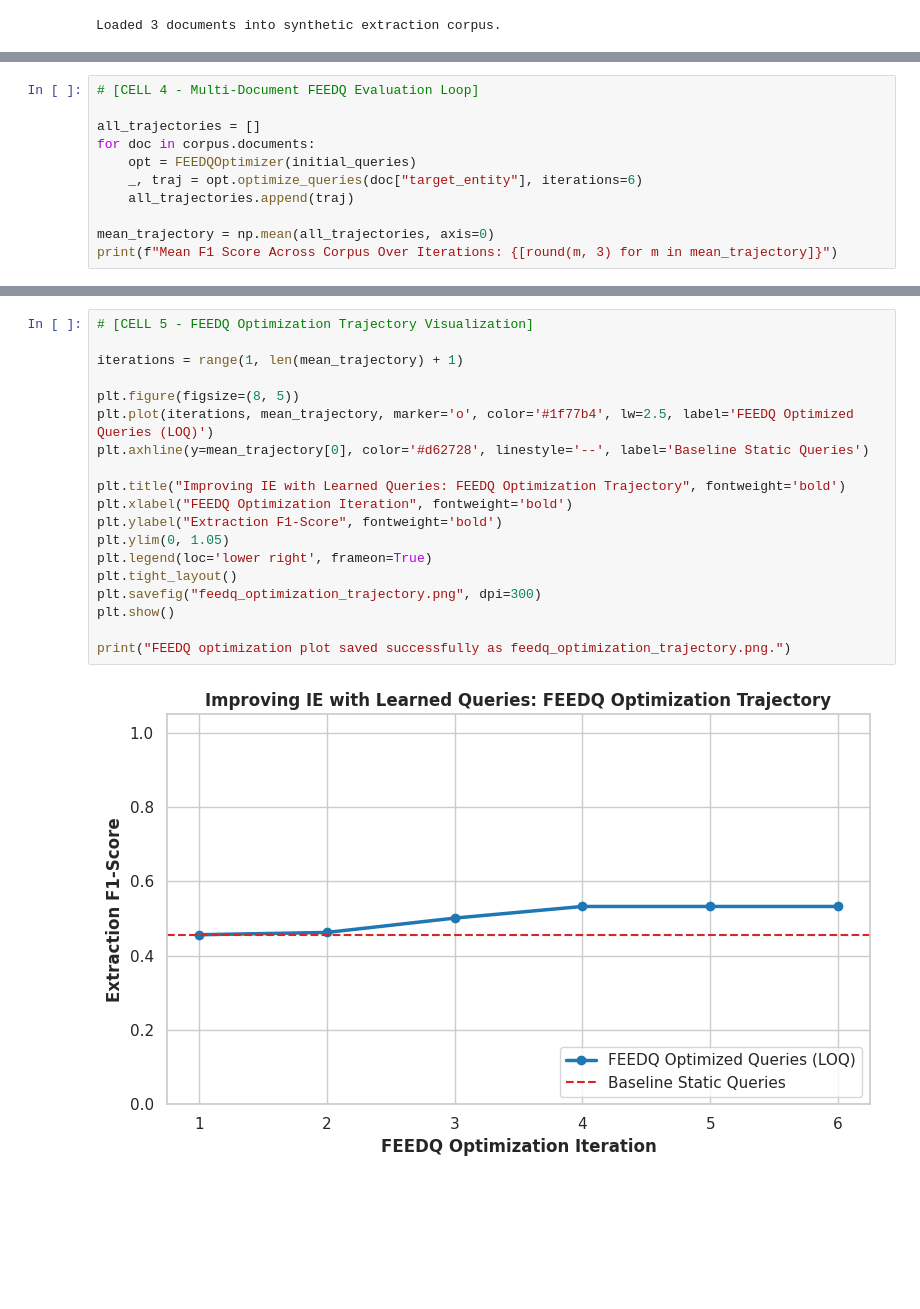
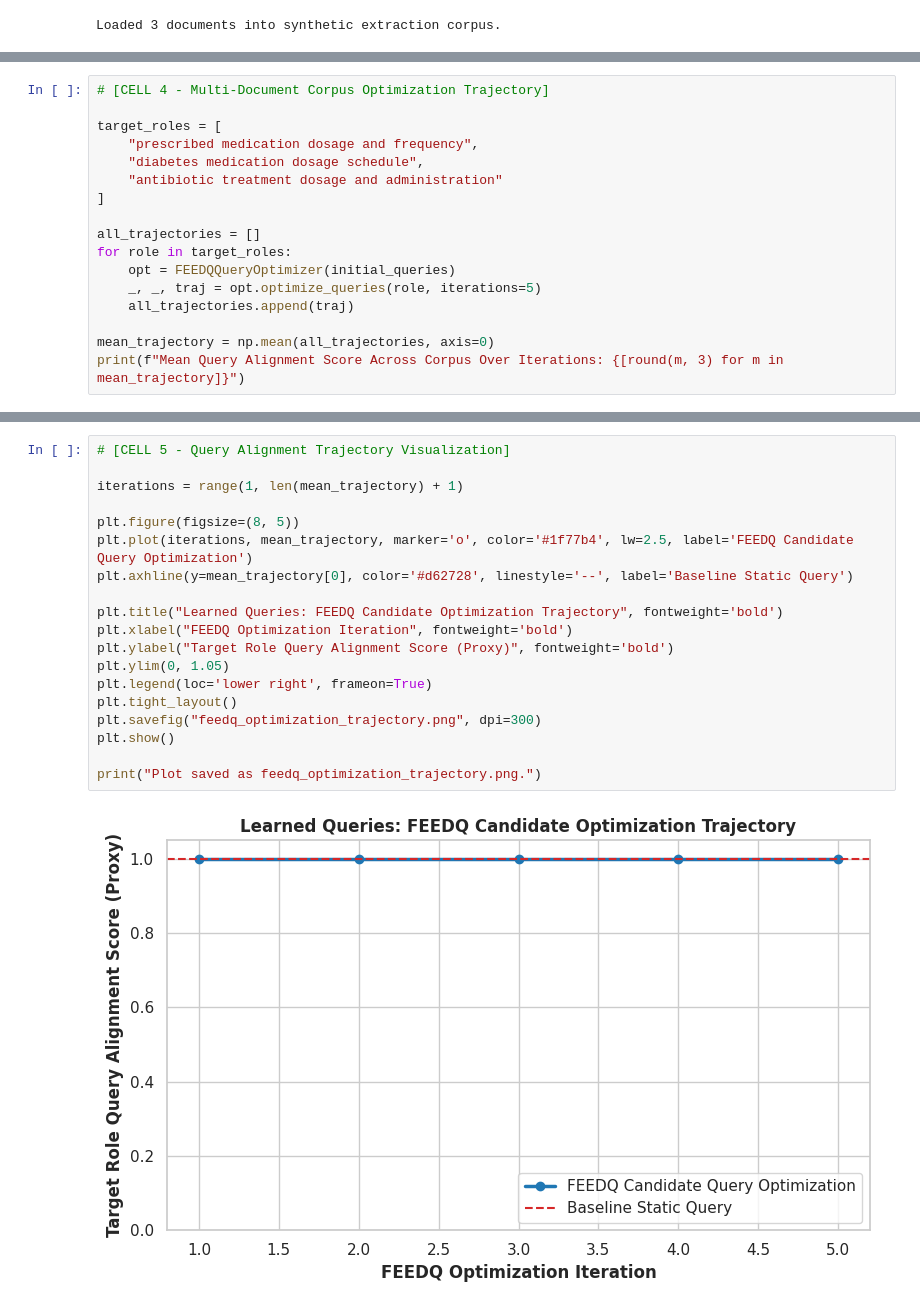
Before and after one commit to Dani2003/paper-implementations, a Jupyter notebook: learned_queries_feedq_extraction.ipynb, the cells around one changed output, grey strips where cells are left out. Saved outputs shown, nothing was run; the diff lists cells and outputs as text; blank space fills up the shorter version.

```diff
--- a/learned_queries_feedq_extraction.ipynb
+++ b/learned_queries_feedq_extraction.ipynb
@@ -117,12 +128,18 @@ F1 Trajectory: [0.332, 0.496, 0.496, 0.496, 0.496, 0.509]
 # %%
-# [CELL 4 - Multi-Document FEEDQ Evaluation Loop]
+# [CELL 4 - Multi-Document Corpus Optimization Trajectory]
+
+target_roles = [
+    "prescribed medication dosage and frequency",
+    "diabetes medication dosage schedule",
+    "antibiotic treatment dosage and administration"
+]
 
 all_trajectories = []
-for doc in corpus.documents:
-    opt = FEEDQOptimizer(initial_queries)
-    _, traj = opt.optimize_queries(doc["target_entity"], iterations=6)
+for role in target_roles:
+    opt = FEEDQQueryOptimizer(initial_queries)
+    _, _, traj = opt.optimize_queries(role, iterations=5)
     all_trajectories.append(traj)
 
 mean_trajectory = np.mean(all_trajectories, axis=0)
-print(f"Mean F1 Score Across Corpus Over Iterations: {[round(m, 3) for m in mean_trajectory]}")
+print(f"Mean Query Alignment Score Across Corpus Over Iterations: {[round(m, 3) for m in mean_trajectory]}")
 # %% [output]
@@ -130,21 +147,21 @@ Mean F1 Score Across Corpus Over Iterations: [np.float64(0.456), np.float64(0.46
 # %%
-# [CELL 5 - FEEDQ Optimization Trajectory Visualization]
+# [CELL 5 - Query Alignment Trajectory Visualization]
 
 iterations = range(1, len(mean_trajectory) + 1)
 
 plt.figure(figsize=(8, 5))
-plt.plot(iterations, mean_trajectory, marker='o', color='#1f77b4', lw=2.5, label='FEEDQ Optimized Queries (LOQ)')
-plt.axhline(y=mean_trajectory[0], color='#d62728', linestyle='--', label='Baseline Static Queries')
+plt.plot(iterations, mean_trajectory, marker='o', color='#1f77b4', lw=2.5, label='FEEDQ Candidate Query Optimization')
+plt.axhline(y=mean_trajectory[0], color='#d62728', linestyle='--', label='Baseline Static Query')
 
-plt.title("Improving IE with Learned Queries: FEEDQ Optimization Trajectory", fontweight='bold')
+plt.title("Learned Queries: FEEDQ Candidate Optimization Trajectory", fontweight='bold')
 plt.xlabel("FEEDQ Optimization Iteration", fontweight='bold')
-plt.ylabel("Extraction F1-Score", fontweight='bold')
+plt.ylabel("Target Role Query Alignment Score (Proxy)", fontweight='bold')
 plt.ylim(0, 1.05)
 plt.legend(loc='lower right', frameon=True)
 plt.tight_layout()
 plt.savefig("feedq_optimization_trajectory.png", dpi=300)
 plt.show()
 
-print("FEEDQ optimization plot saved successfully as feedq_optimization_trajectory.png.")
+print("Plot saved as feedq_optimization_trajectory.png.")
 # %% [output]
-[figure, old version]
+[figure, new version]
```
Also changed, not shown: parts of 4 cells of this notebook.
